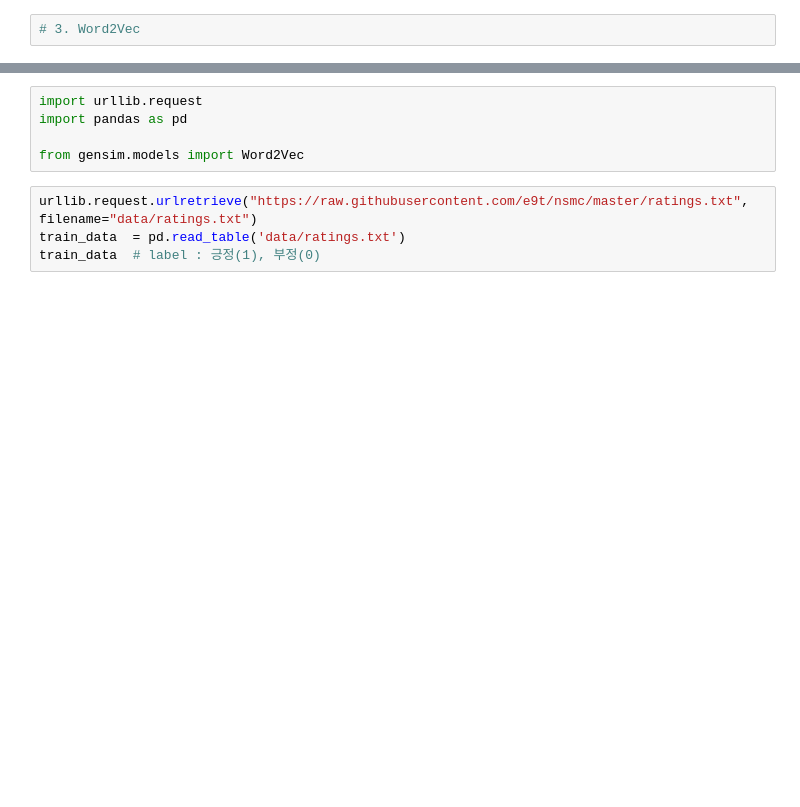
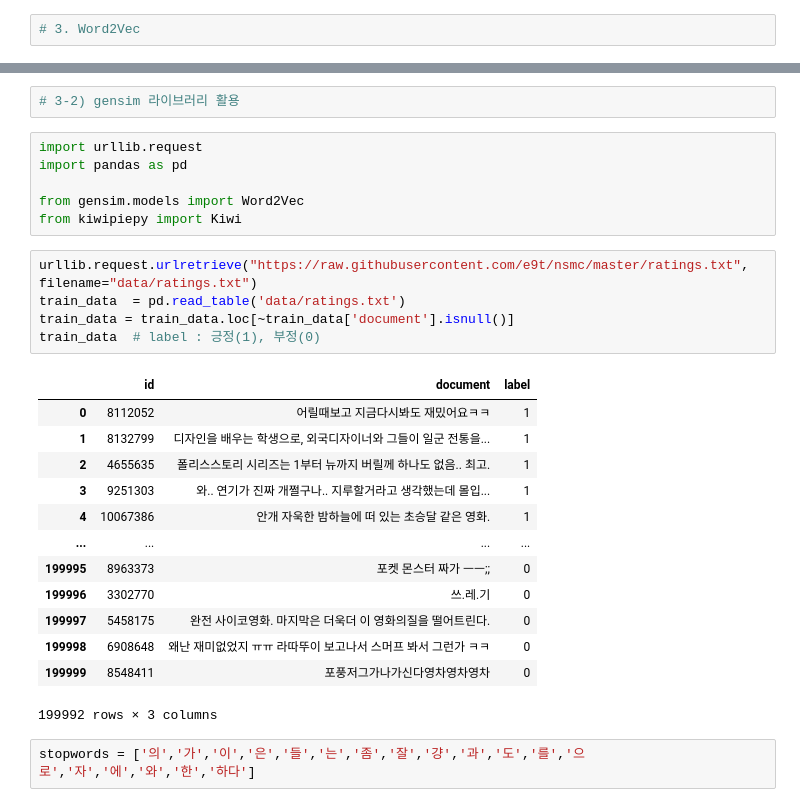
Before and after one commit to oxox97/study_repo, a Jupyter notebook: deep_learning/NLP/Vectorization.ipynb, the cells around one changed output, grey strips where cells are left out. Saved outputs shown, nothing was run; the diff lists cells and outputs as text; blank space fills up the shorter version.

```diff
--- a/deep_learning/NLP/Vectorization.ipynb
+++ b/deep_learning/NLP/Vectorization.ipynb
@@ -117,9 +335,29 @@ TF-IDF vector:
+# %%
+# 3-2) gensim 라이브러리 활용
 # %%
 import urllib.request
 import pandas as pd
 
 from gensim.models import Word2Vec
+from kiwipiepy import Kiwi
 # %%
 urllib.request.urlretrieve("https://raw.githubusercontent.com/e9t/nsmc/master/ratings.txt", filename="data/ratings.txt")
 train_data  = pd.read_table('data/ratings.txt')
+train_data = train_data.loc[~train_data['document'].isnull()]
 train_data  # label : 긍정(1), 부정(0)
+# %% [output]
+|  | id | document | label |
+| 0 | 8112052 | 어릴때보고 지금다시봐도 재밌어요ㅋㅋ | 1 |
+| 1 | 8132799 | 디자인을 배우는 학생으로, 외국디자이너와 그들이 일군 전통을... | 1 |
+| 2 | 4655635 | 폴리스스토리 시리즈는 1부터 뉴까지 버릴께 하나도 없음.. 최고. | 1 |
+| 3 | 9251303 | 와.. 연기가 진짜 개쩔구나.. 지루할거라고 생각했는데 몰입... | 1 |
+| 4 | 10067386 | 안개 자욱한 밤하늘에 떠 있는 초승달 같은 영화. | 1 |
+| ... | ... | ... | ... |
+| 199995 | 8963373 | 포켓 몬스터 짜가 ㅡㅡ;; | 0 |
+| 199996 | 3302770 | 쓰.레.기 | 0 |
+| 199997 | 5458175 | 완전 사이코영화. 마지막은 더욱더 이 영화의질을 떨어트린다. | 0 |
+| 199998 | 6908648 | 왜난 재미없었지 ㅠㅠ 라따뚜이 보고나서 스머프 봐서 그런가 ㅋㅋ | 0 |
+| 199999 | 8548411 | 포풍저그가나가신다영차영차영차 | 0 |
+199992 rows × 3 columns
+# %%
+stopwords = ['의','가','이','은','들','는','좀','잘','걍','과','도','를','으로','자','에','와','한','하다']
```
Also changed, not shown: parts of 21 cells of this notebook, 8 other files.
